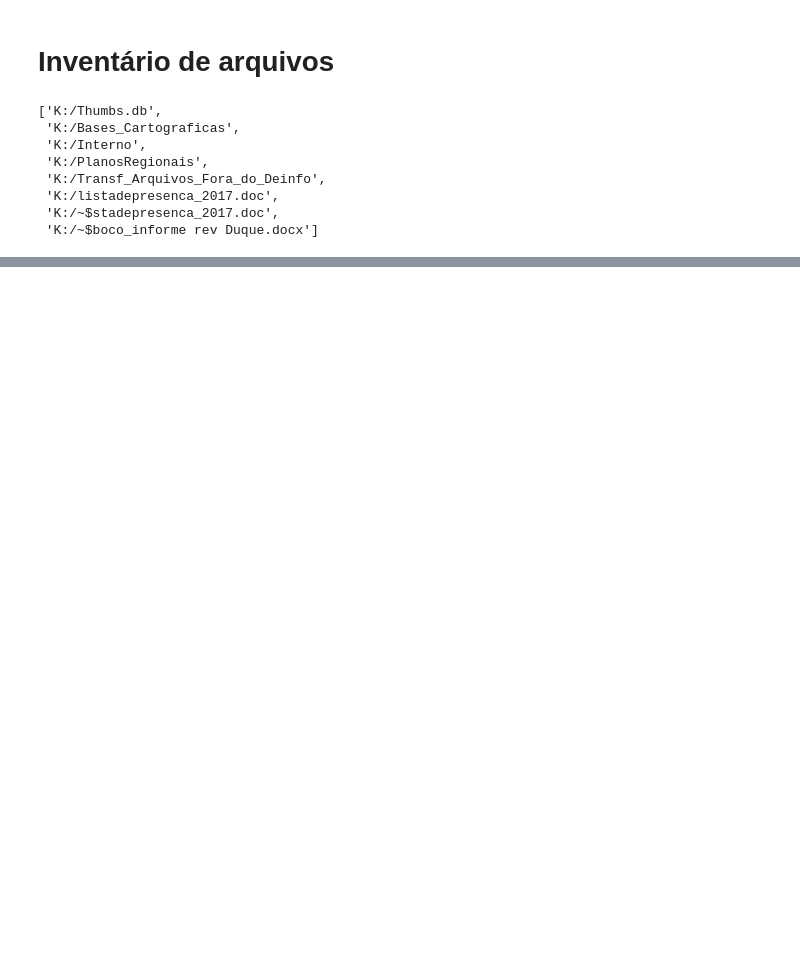
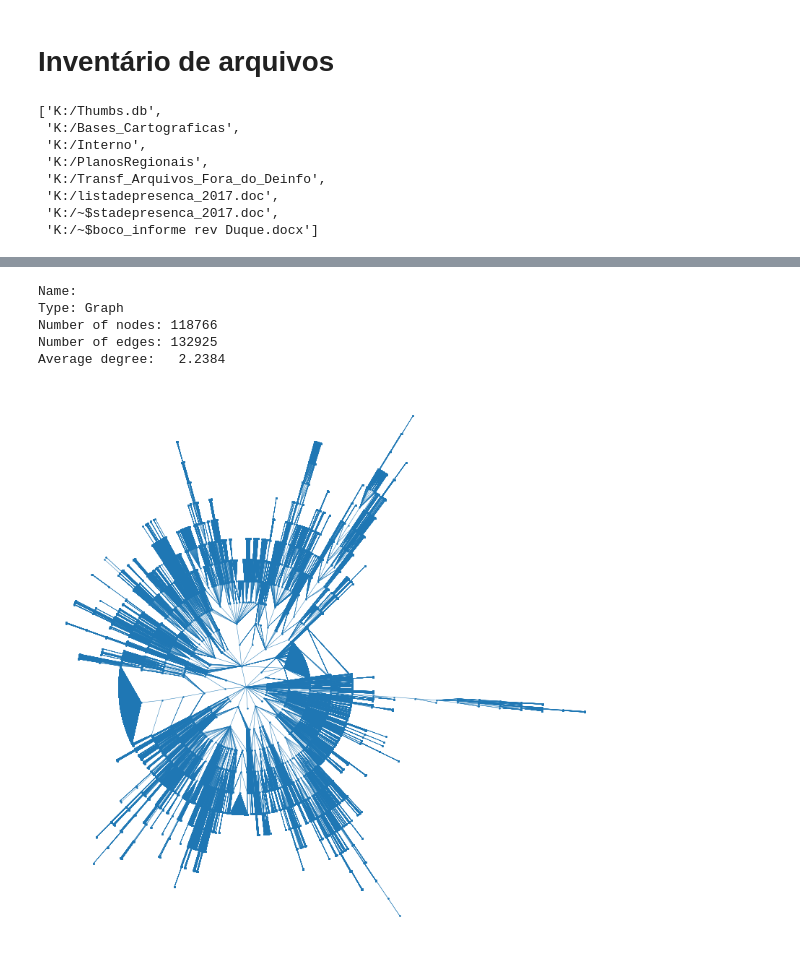
Before and after one commit to geoinfo-smdu/inventario-de-arquivos, a Jupyter notebook: Inventário de arquivos.ipynb, the cells around one changed output, grey strips where cells are left out. Drawn from its saved outputs; the diff is of its cells as text; code cells hidden in the pictures; blank space fills up the shorter version.

```diff
--- a/Inventário de arquivos.ipynb
+++ b/Inventário de arquivos.ipynb
@@ -30,0 +153,19 @@ filepaths
+# %%
+import networkx as nx
+
+# Sort the index
+df_sorted = df.sort_values(by='id')
+
+G = nx.Graph()
+for i, row in df_sorted.iterrows():
+    if row.parent:
+        G.add_edge(row.id, row.parent)
+
+# Print some additional information
+print(nx.info(G))
+# %% [output]
+Name:
+Type: Graph
+Number of nodes: 118766
+Number of edges: 132925
+Average degree:   2.2384
@@ -30,0 +174,10 @@ filepaths
+# %%
+pos_twopi = graphviz_layout(G, prog='twopi', root=1)
+
+fig = plt.figure(figsize=(14, 14))
+nodes = nx.draw_networkx_nodes(G, pos_twopi, node_size=2, node_color='C0')
+edges = nx.draw_networkx_edges(G, pos_twopi, edge_color='C0', width=0.5)
+plt.axis('off')
+plt.axis('equal');
+# %% [output]
+[figure, added]
```
Also changed, not shown: parts of 15 cells of this notebook.
